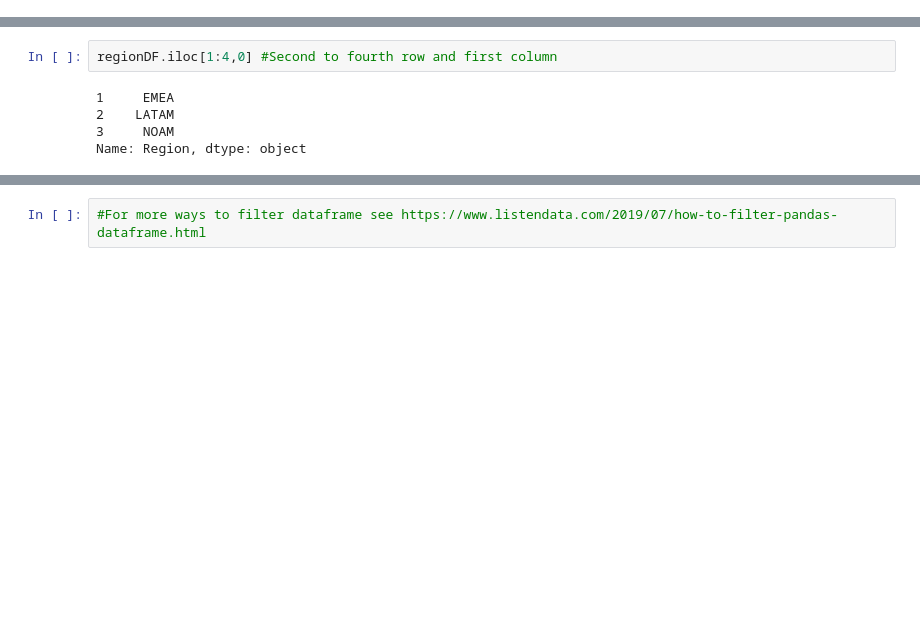
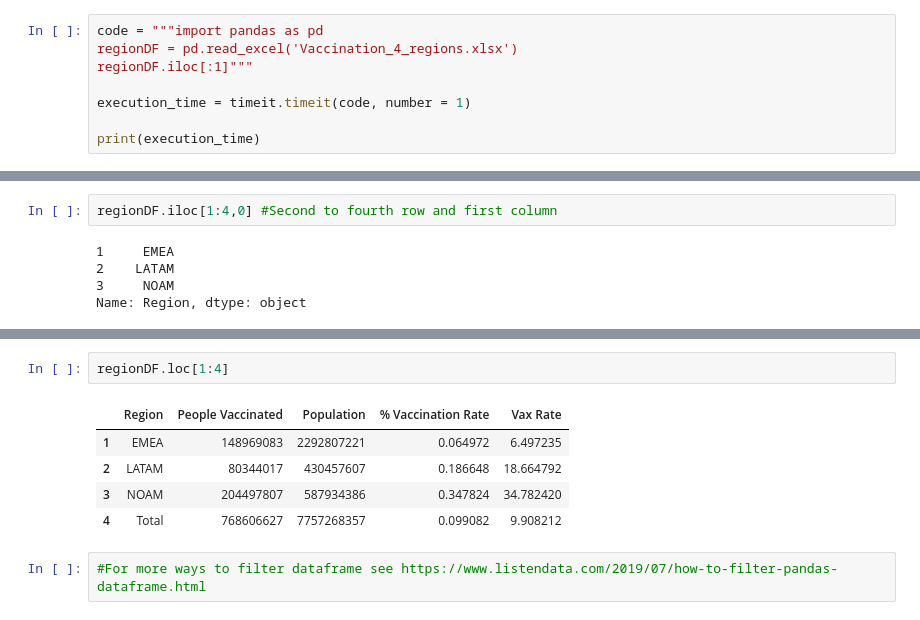
Before and after one commit to bossiilaria/Python, a Jupyter notebook: Working with Pandas.ipynb, the cells around one changed output, grey strips where cells are left out. Drawn from its saved outputs; the diff is of its cells as text; blank space fills up the shorter version.

```diff
--- a/Working with Pandas.ipynb
+++ b/Working with Pandas.ipynb
@@ -128,0 +137,8 @@ regionDF.iloc[:3,] #First 3 rows
+# %%
+code = """import pandas as pd
+regionDF = pd.read_excel('Vaccination_4_regions.xlsx')
+regionDF.iloc[:1]"""
+
+execution_time = timeit.timeit(code, number = 1)
+
+print(execution_time)
@@ -147,3 +201,11 @@ Name: Region, dtype: object
+# %%
+regionDF.loc[1:4]
+# %% [output]
+|  | Region | People Vaccinated | Population | % Vaccination Rate | Vax Rate |
+| 1 | EMEA | 148969083 | 2292807221 | 0.064972 | 6.497235 |
+| 2 | LATAM | 80344017 | 430457607 | 0.186648 | 18.664792 |
+| 3 | NOAM | 204497807 | 587934386 | 0.347824 | 34.782420 |
+| 4 | Total | 768606627 | 7757268357 | 0.099082 | 9.908212 |
 # %%
 #For more ways to filter dataframe see https://www.listendata.com/2019/07/how-to-filter-pandas-dataframe.html
 # %%
```
Also changed, not shown: parts of 22 cells of this notebook, 1 other file.
